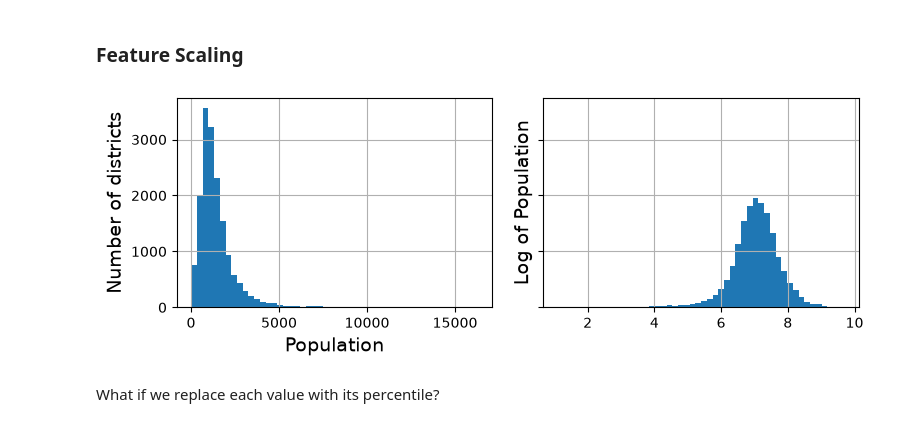
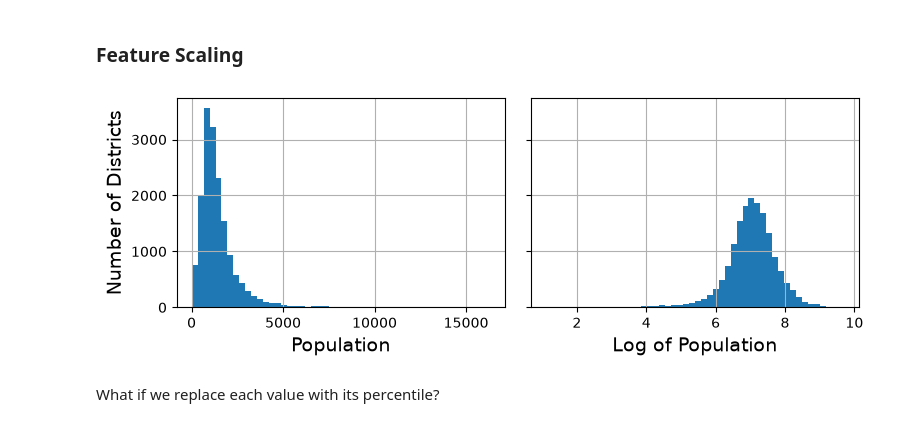
Before and after one commit to DaringUnicorn/hands-on-machine-learning, a Jupyter notebook: 02_end_to_end_machine_learning_project.ipynb, the cells around one changed output. Drawn from its saved outputs; the diff is of its cells as text; code cells hidden in the pictures.

```diff
--- a/02_end_to_end_machine_learning_project.ipynb
+++ b/02_end_to_end_machine_learning_project.ipynb
@@ -13,15 +15,16 @@ from pathlib import Path
 import pandas as pd
 import tarfile
 import urllib.request
+import matplotlib.pyplot as plt
 
 def load_housing_data():
     tarball_path = Path("datasets/housing.tgz")
     if not tarball_path.is_file():
         Path("datasets").mkdir(parents=True, exist_ok=True)
         url = "https://github.com/ageron/data/raw/main/housing.tgz"
-        urllib.request.urlretrieve(url, tarball_path)
-
+        urllib.request.urlretriever(url, tarball_path)
     with tarfile.open(tarball_path) as housing_tarball:
         housing_tarball.extractall(path="datasets")
     return pd.read_csv(Path("datasets/housing/housing.csv"))
+
 housing = load_housing_data()
@@ -208,7 +197,8 @@ It's much shorter to get a single stratified split:
 # %%
-strat_train_set, strat_test_set = train_test_split(housing, test_size=0.2,
-                                                    stratify=housing["income_cat"],
-                                                    random_state=42)
+strat_traim_set, strat_test_set = train_test_split(housing,
+                                                   test_size=0.2,
+                                                   stratify=housing["income_cat"],
+                                                   random_state=42)
 # %%
 strat_test_set["income_cat"].value_counts() / len(strat_test_set)
 # %% [output]
@@ -385,7 +345,7 @@ housing_labels = strat_train_set["median_house_value"].copy()
 # %%
-# housing.dropna(subset=["total_bedrooms"], inplace=True) # option 1
-#
-# housing.drop("total_bedrooms", axis=1) # option 2
-#
-# median = housing["total_bedrooms"].median() # option 3
-# housing["total_bedrooms"].fillna(median, inplace=True)
+housing.dropna(subset=["total_bedrooms"], inplace=True)     # option 1
+
+housing.drop("total_bedrooms", axis=1)                      # option 2
+
+median = housing["total_bedrooms"].median()                 # option 3
+housing["total_bedrooms"].fillna(median, inplace=True)
@@ -678,14 +619,14 @@ housing_num_std_scaler = std_scaler.fit_transform(housing_num)
 # %%
 # extra code - this cell generates Figure 2-17
-fig, axs = plt.subplots(1, 2, figsize=(8, 3), sharey=True)
-housing["population"].hist(ax=axs[0], bins=50)
-housing["population"].apply(np.log).hist(ax=axs[1], bins=50)
-axs[0].set_xlabel("Population")
-axs[1].set_ylabel("Log of Population")
-axs[0].set_ylabel("Number of districts")
+fig, axis = plt.subplots(1, 2, figsize=(8, 3), sharey=True)
+housing["population"].hist(ax=axis[0], bins=50)
+housing["population"].apply(np.log).hist(ax=axis[1], bins=50)
+axis[0].set_xlabel("Population")
+axis[1].set_xlabel("Log of Population")
+axis[0].set_ylabel("Number of Districts")
 save_fig("long_tail_plot")
 # %% [output]
-[figure, old version]
+[figure, new version]
 # %% [markdown]
 What if we replace each value with its percentile?
 # %%
```
Also changed, not shown: parts of 128 cells of this notebook, 4 other files.
